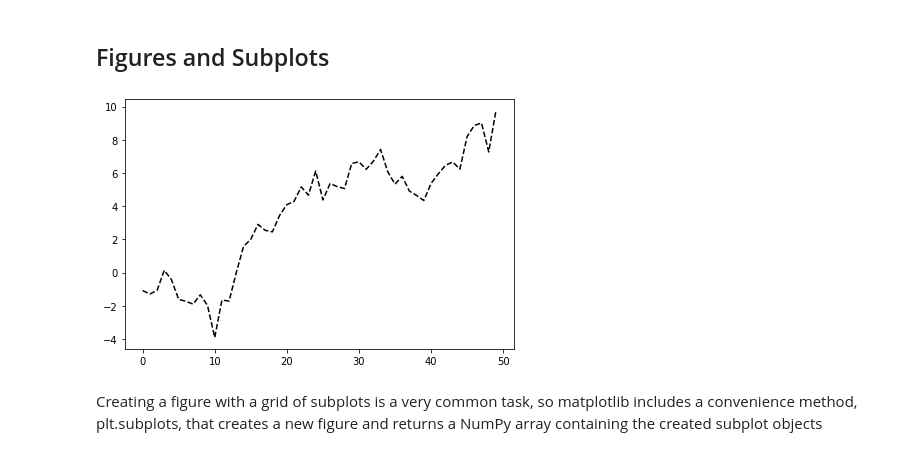
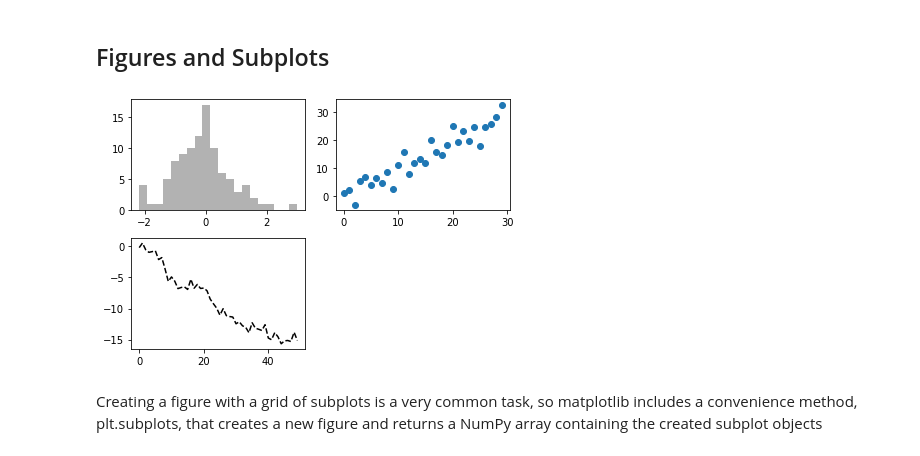
Before and after one commit to DanishHudani/Python-for-Data-Analysis-OReilly, a Jupyter notebook: Python for Data Analysis by Wes McKinney/Coding Practice/Chp9 - Plotting and Visualization/Chp9 - Plotting and Visualization.ipynb, the cells around one changed output. Drawn from its saved outputs; the diff is of its cells as text; code cells hidden in the pictures.

```diff
--- a/Python for Data Analysis by Wes McKinney/Coding Practice/Chp9 - Plotting and Visualization/Chp9 - Plotting and Visualization.ipynb
+++ b/Python for Data Analysis by Wes McKinney/Coding Practice/Chp9 - Plotting and Visualization/Chp9 - Plotting and Visualization.ipynb
@@ -26,19 +26,19 @@ beyond the function options provided, you will need to learn a bit about the mat
 # %% [markdown]
 ## Figures and Subplots
 # %%
-fig = plt.Figure() #Plots in matplotlib reside within a Figure object. You can create a new figure with plt.figure
+fig = plt.figure() #Plots in matplotlib reside within a Figure object. You can create a new figure with plt.figure
 
 ax1 = fig.add_subplot(2,2,1)
 ax2 = fig.add_subplot(2,2,2)
 ax3 = fig.add_subplot(2,2,3)
 
 plt.plot(np.random.randn(50).cumsum(), 'k--')
 _ = ax1.hist(np.random.randn(100), bins=20, color='k', alpha=0.3)
 ax2.scatter(np.arange(30), np.arange(30) + 3 * np.random.randn(30))
 
 plt.tight_layout()
 # %% [output]
-[figure, old version]
+[figure, new version]
 # %% [markdown]
 Creating a figure with a grid of subplots is a very common task, so matplotlib
 includes a convenience method, plt.subplots, that creates a new figure and returns
```
Also changed, not shown: parts of 84 cells of this notebook, 8 other files.
